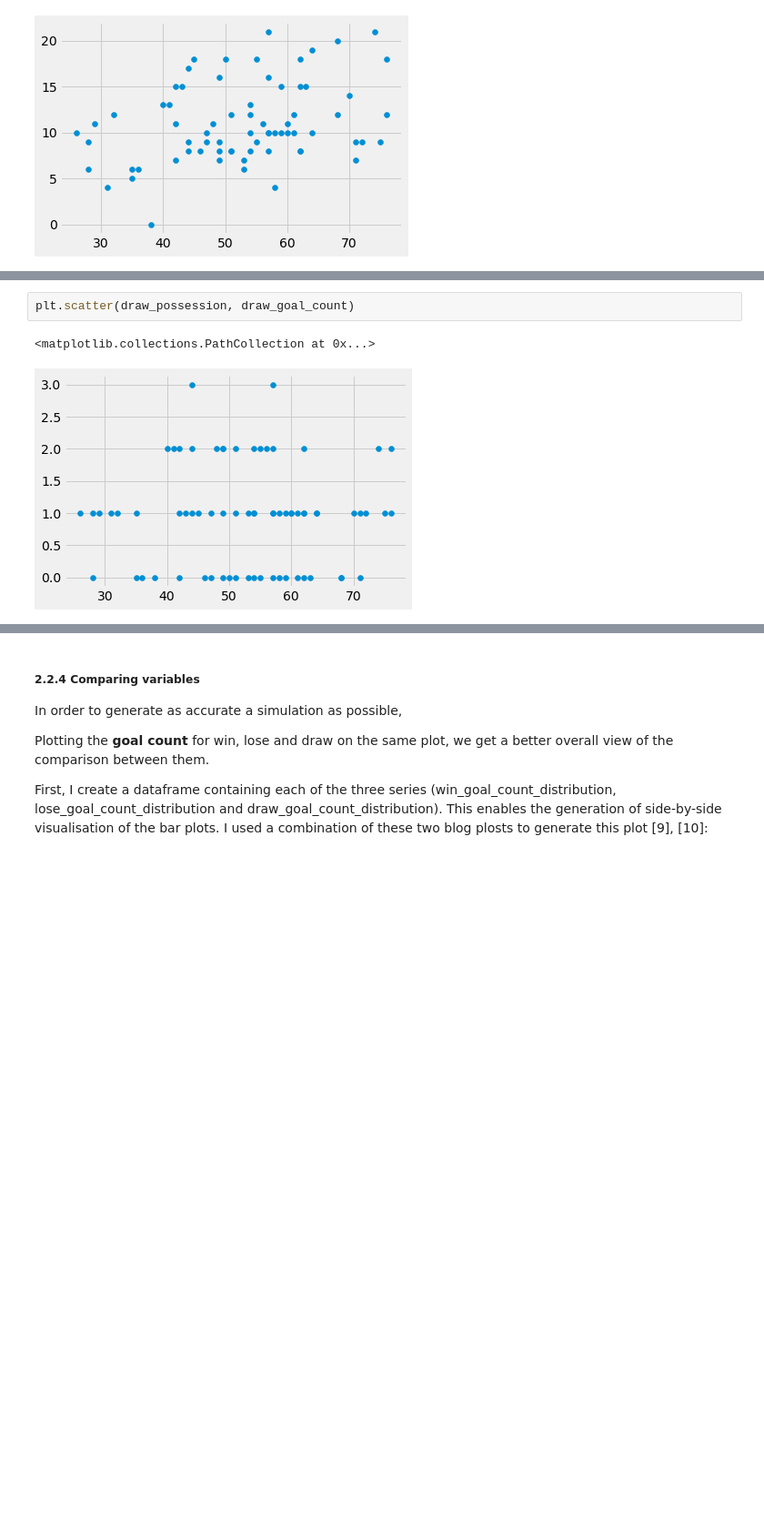
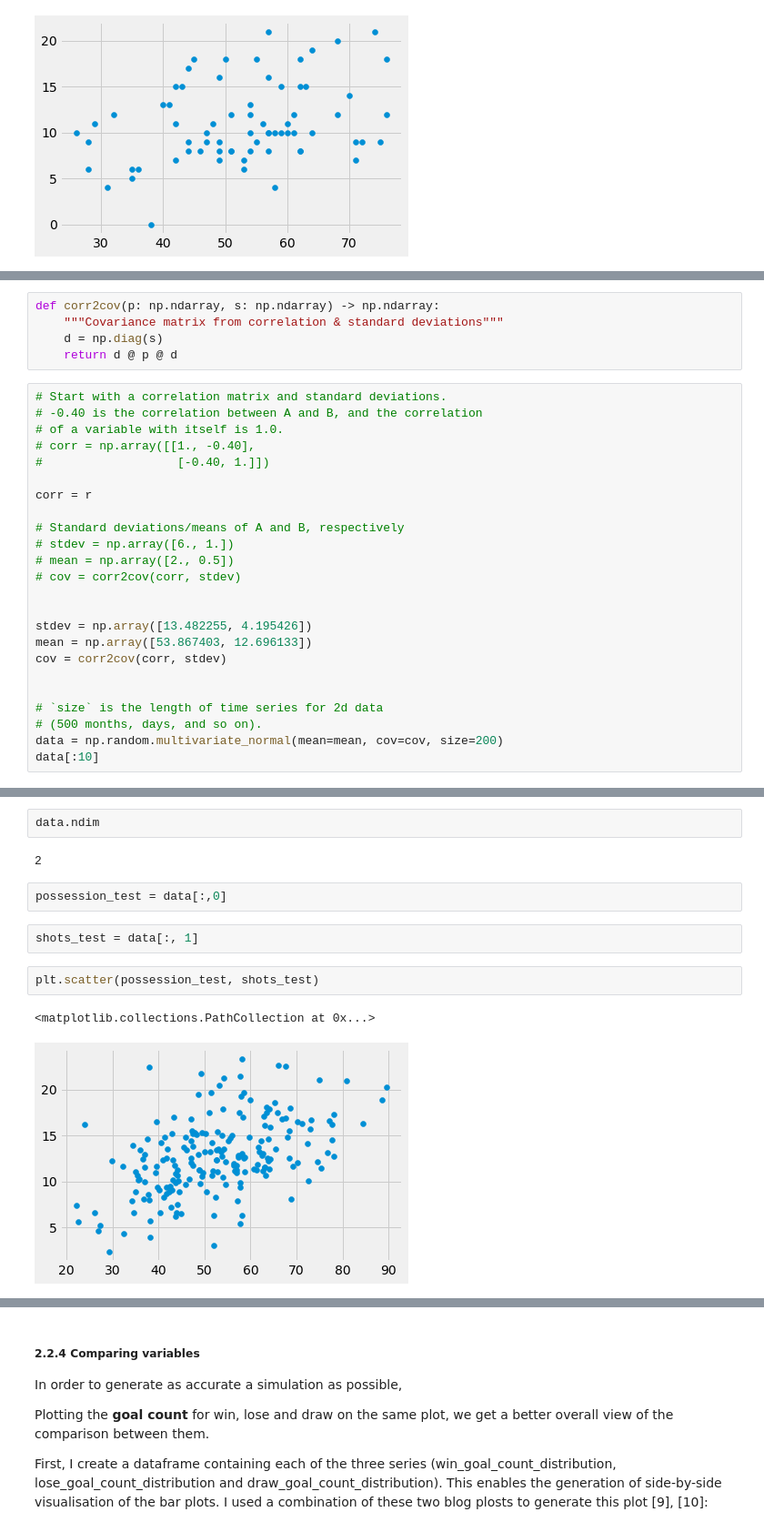
Before and after one commit to colm-o-caoimh/FootballSimulation, a Jupyter notebook: PDA_Project2020.ipynb, the cells around one changed output, grey strips where cells are left out. Shown at 91% size. Cells and saved outputs as stored; diff of their text form; blank space fills up the shorter version.

Commit message:
restructuring of project; new analysis of real world data; linear regression, fit line to data

```diff
--- a/PDA_Project2020.ipynb
+++ b/PDA_Project2020.ipynb
@@ -785,0 +688,29 @@ plt.scatter(draw_possession, draw_shots)
+# %%
+def corr2cov(p: np.ndarray, s: np.ndarray) -> np.ndarray:
+    """Covariance matrix from correlation & standard deviations"""
+    d = np.diag(s)
+    return d @ p @ d
+# %%
+# Start with a correlation matrix and standard deviations.
+# -0.40 is the correlation between A and B, and the correlation
+# of a variable with itself is 1.0.
+# corr = np.array([[1., -0.40],
+#                   [-0.40, 1.]])
+
+corr = r
+
+# Standard deviations/means of A and B, respectively
+# stdev = np.array([6., 1.])
+# mean = np.array([2., 0.5])
+# cov = corr2cov(corr, stdev)
+
+
+stdev = np.array([13.482255, 4.195426])
+mean = np.array([53.867403, 12.696133])
+cov = corr2cov(corr, stdev)
+
+
+# `size` is the length of time series for 2d data
+# (500 months, days, and so on).
+data = np.random.multivariate_normal(mean=mean, cov=cov, size=200)
+data[:10]
@@ -786,5 +728,13 @@ plt.scatter(draw_possession, draw_shots)
+# %%
+data.ndim
+# %% [output]
+2
+# %%
+possession_test = data[:,0]
+# %%
+shots_test = data[:, 1]
 # %%
-plt.scatter(draw_possession, draw_goal_count)
+plt.scatter(possession_test, shots_test)
 # %% [output]
 <matplotlib.collections.PathCollection at 0x...>
-[figure, old version]
+[figure, new version]
```
Also changed, not shown: parts of 148 cells of this notebook.
